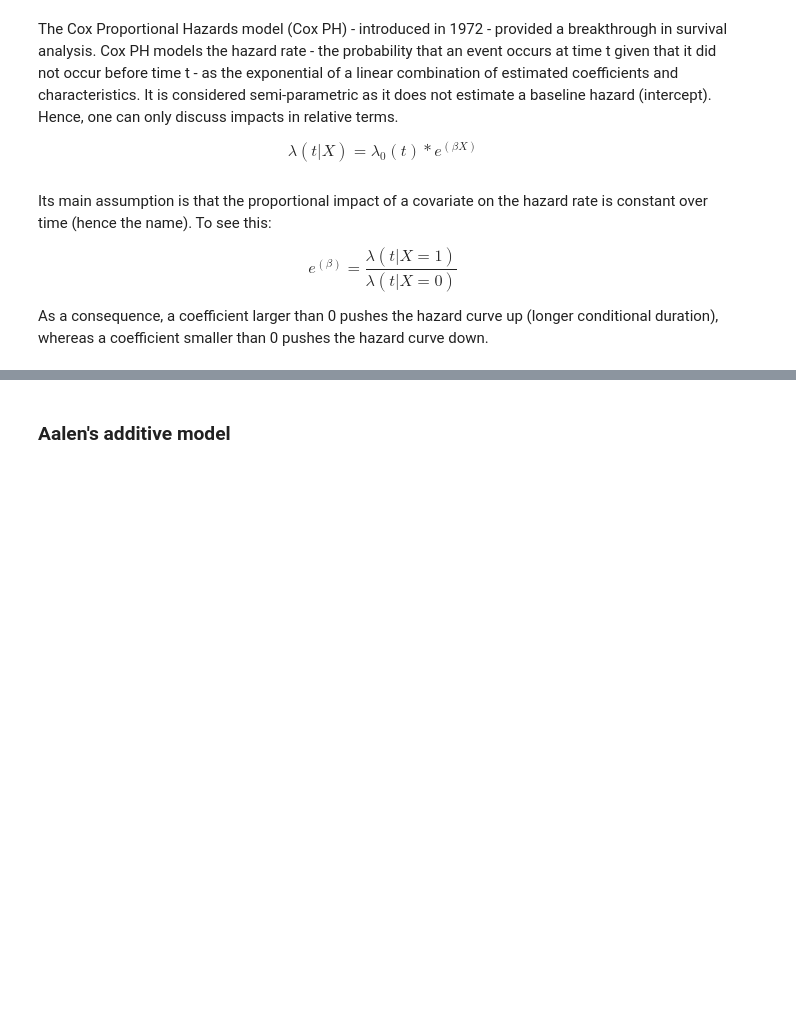
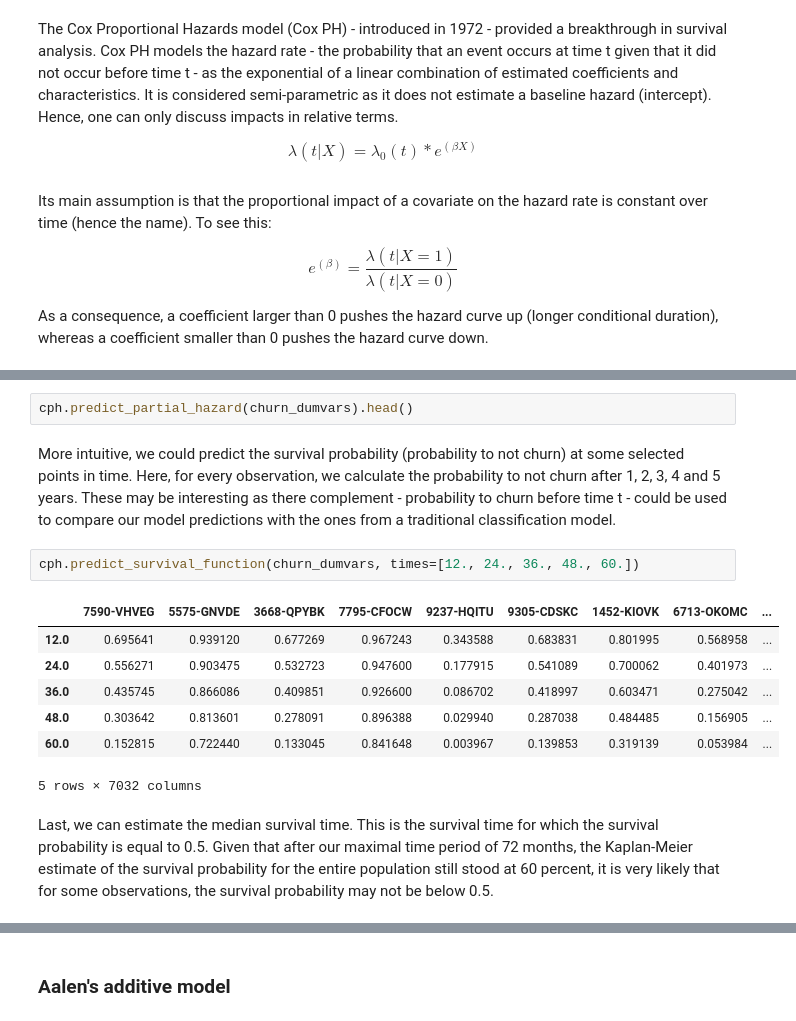
Before and after one commit to RobrechtVandendriessche/Survival, a Jupyter notebook: code/survival-regression.ipynb, the cells around one changed output, grey strips where cells are left out. Drawn from its saved outputs; the diff is of its cells as text; blank space fills up the shorter version.

```diff
--- a/code/survival-regression.ipynb
+++ b/code/survival-regression.ipynb
@@ -346,0 +380,16 @@ cph.predict_median(churn_dumvars)
+# %%
+cph.predict_partial_hazard(churn_dumvars).head()
+# %% [markdown]
+More intuitive, we could predict the survival probability (probability to not churn) at some selected points in time. Here, for every observation, we calculate the probability to not churn after 1, 2, 3, 4 and 5 years. These may be interesting as there complement - probability to churn before time t - could be used to compare our model predictions with the ones from a traditional classification model.
+# %%
+cph.predict_survival_function(churn_dumvars, times=[12., 24., 36., 48., 60.])
+# %% [output]
+|  | 7590-VHVEG | 5575-GNVDE | 3668-QPYBK | 7795-CFOCW | 9237-HQITU | 9305-CDSKC | 1452-KIOVK | 6713-OKOMC | ... |
+| 12.0 | 0.695641 | 0.939120 | 0.677269 | 0.967243 | 0.343588 | 0.683831 | 0.801995 | 0.568958 | ... |
+| 24.0 | 0.556271 | 0.903475 | 0.532723 | 0.947600 | 0.177915 | 0.541089 | 0.700062 | 0.401973 | ... |
+| 36.0 | 0.435745 | 0.866086 | 0.409851 | 0.926600 | 0.086702 | 0.418997 | 0.603471 | 0.275042 | ... |
+| 48.0 | 0.303642 | 0.813601 | 0.278091 | 0.896388 | 0.029940 | 0.287038 | 0.484485 | 0.156905 | ... |
+| 60.0 | 0.152815 | 0.722440 | 0.133045 | 0.841648 | 0.003967 | 0.139853 | 0.319139 | 0.053984 | ... |
+5 rows × 7032 columns
+# %% [markdown]
+Last, we can estimate the median survival time. This is the survival time for which the survival probability is equal to 0.5. Given that after our maximal time period of 72 months, the Kaplan-Meier estimate of the survival probability for the entire population still stood at 60 percent, it is very likely that for some observations, the survival probability may not be below 0.5.
```
Also changed, not shown: parts of 28 cells of this notebook.
